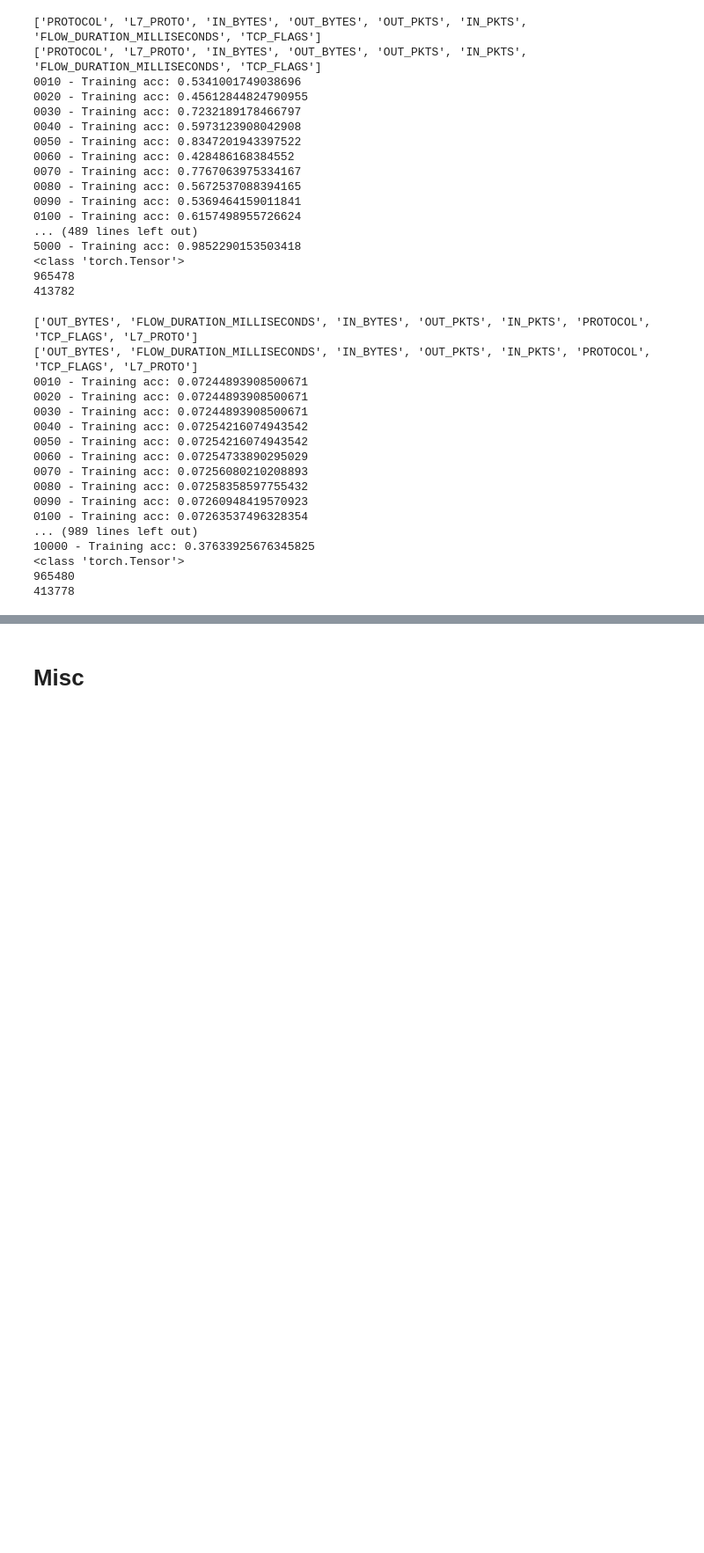
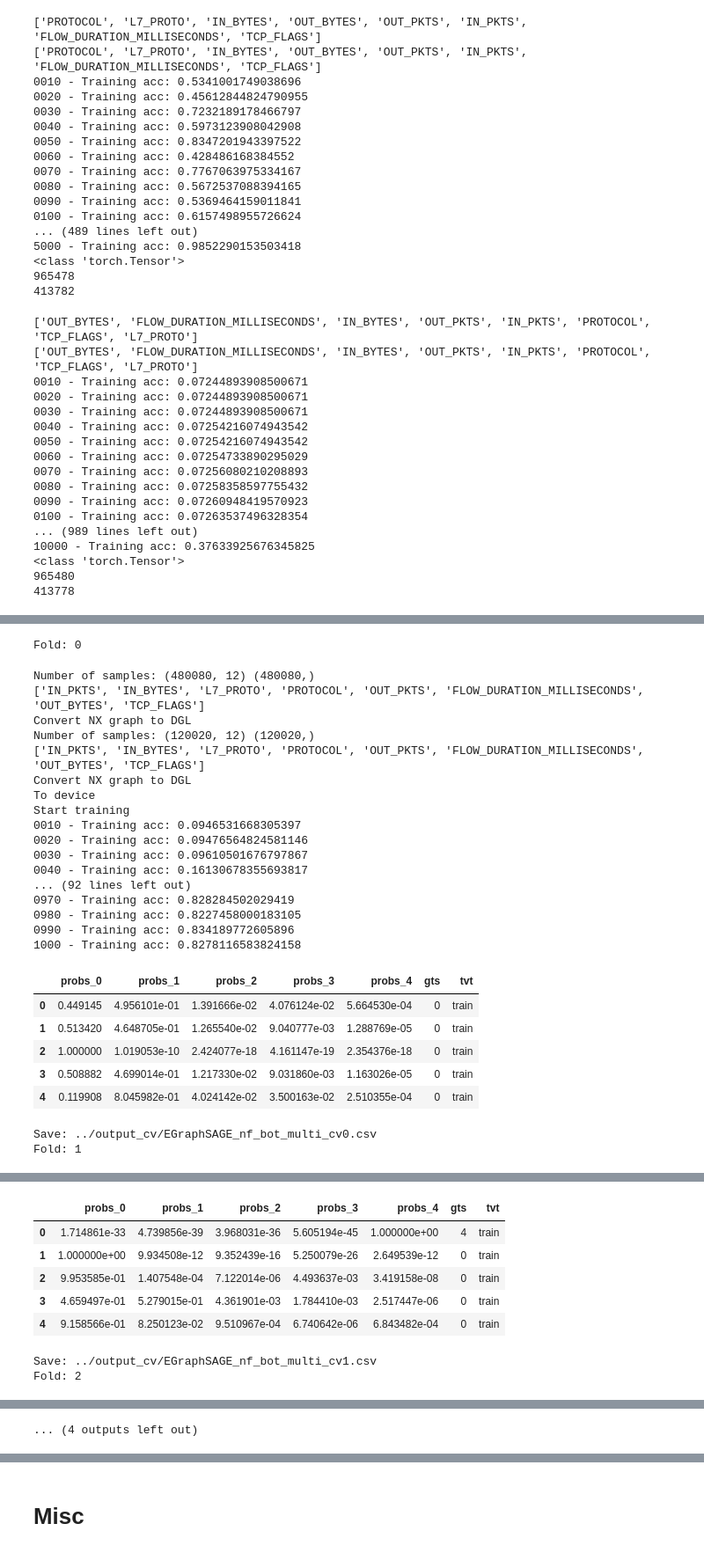
Before and after one commit to hoangntc/TS-IDS, a Jupyter notebook: experiment/3_baseline_EGraphSAGE.ipynb, the cells around one changed output, grey strips where cells are left out. Shown: that part at 88% size. Drawn from its saved outputs; the diff is of its cells as text; code cells hidden in the pictures; blank space fills up the shorter version.

```diff
--- a/experiment/3_baseline_EGraphSAGE.ipynb
+++ b/experiment/3_baseline_EGraphSAGE.ipynb
@@ -413,0 +437,24 @@ ton_multi_prob_df.to_csv('../output/EGraphSAGE_nf_ton_multi.csv', index=False)
+# %%
+device = 'cuda:0'
+n_folds = 5
+flag_save = True
+# %%
+n_epochs = 200
+cname_label = 'Label'
+ds_name = 'NF-BoT-IoT_cv'
+g_name = 'NF-BoT-IoT_cv0_graph_binary'
+for fold in range(n_folds):
+    print('Fold:', fold)
+    cname_tvt = f'{cname_label}_tvt_fold_{fold}'
+    df_result = run_baseline(
+        ds_name,
+        g_name,
+        cname_label,
+        cname_tvt,
+        n_epochs
+    )
+    display(df_result.head())
+    if flag_save:
+        out_path = f'../output_cv/EGraphSAGE_nf_bot_binary_cv{fold}.csv'
+        print('Save:', out_path)
+        df_result.to_csv(out_path, index=False)
@@ -413,0 +562,47 @@ ton_multi_prob_df.to_csv('../output/EGraphSAGE_nf_ton_multi.csv', index=False)
+# %%
+n_epochs = 1000
+cname_label = 'Attack'
+ds_name = 'NF-BoT-IoT_cv'
+g_name = 'NF-BoT-IoT_cv0_graph_multi'
+for fold in range(n_folds):
+    print('Fold:', fold)
+    cname_tvt = f'{cname_label}_tvt_fold_{fold}'
+    df_result = run_baseline(
+        ds_name,
+        g_name,
+        cname_label,
+        cname_tvt,
+        n_epochs
+    )
+    display(df_result.head())
+    if flag_save:
+        out_path = f'../output_cv/EGraphSAGE_nf_bot_multi_cv{fold}.csv'
+        print('Save:', out_path)
+        df_result.to_csv(out_path, index=False)
+# %% [output]
+Fold: 0
+Number of samples: (480080, 12) (480080,)
+['IN_PKTS', 'IN_BYTES', 'L7_PROTO', 'PROTOCOL', 'OUT_PKTS', 'FLOW_DURATION_MILLISECONDS', 'OUT_BYTES', 'TCP_FLAGS']
+Convert NX graph to DGL
+Number of samples: (120020, 12) (120020,)
+['IN_PKTS', 'IN_BYTES', 'L7_PROTO', 'PROTOCOL', 'OUT_PKTS', 'FLOW_DURATION_MILLISECONDS', 'OUT_BYTES', 'TCP_FLAGS']
+Convert NX graph to DGL
+To device
+Start training
+0010 - Training acc: 0.0946531668305397
+0020 - Training acc: 0.09476564824581146
+0030 - Training acc: 0.09610501676797867
+0040 - Training acc: 0.16130678355693817
+... (92 lines left out)
+0970 - Training acc: 0.828284502029419
+0980 - Training acc: 0.8227458000183105
+0990 - Training acc: 0.834189772605896
+1000 - Training acc: 0.8278116583824158
+|  | probs_0 | probs_1 | probs_2 | probs_3 | probs_4 | gts | tvt |
+| 0 | 0.449145 | 4.956101e-01 | 1.391666e-02 | 4.076124e-02 | 5.664530e-04 | 0 | train |
+| 1 | 0.513420 | 4.648705e-01 | 1.265540e-02 | 9.040777e-03 | 1.288769e-05 | 0 | train |
+| 2 | 1.000000 | 1.019053e-10 | 2.424077e-18 | 4.161147e-19 | 2.354376e-18 | 0 | train |
+| 3 | 0.508882 | 4.699014e-01 | 1.217330e-02 | 9.031860e-03 | 1.163026e-05 | 0 | train |
+| 4 | 0.119908 | 8.045982e-01 | 4.024142e-02 | 3.500163e-02 | 2.510355e-04 | 0 | train |
+Save: ../output_cv/EGraphSAGE_nf_bot_multi_cv0.csv
+Fold: 1
@@ -413,0 +626,8 @@ ton_multi_prob_df.to_csv('../output/EGraphSAGE_nf_ton_multi.csv', index=False)
+|  | probs_0 | probs_1 | probs_2 | probs_3 | probs_4 | gts | tvt |
+| 0 | 1.714861e-33 | 4.739856e-39 | 3.968031e-36 | 5.605194e-45 | 1.000000e+00 | 4 | train |
+| 1 | 1.000000e+00 | 9.934508e-12 | 9.352439e-16 | 5.250079e-26 | 2.649539e-12 | 0 | train |
+| 2 | 9.953585e-01 | 1.407548e-04 | 7.122014e-06 | 4.493637e-03 | 3.419158e-08 | 0 | train |
+| 3 | 4.659497e-01 | 5.279015e-01 | 4.361901e-03 | 1.784410e-03 | 2.517447e-06 | 0 | train |
+| 4 | 9.158566e-01 | 8.250123e-02 | 9.510967e-04 | 6.740642e-06 | 6.843482e-04 | 0 | train |
+Save: ../output_cv/EGraphSAGE_nf_bot_multi_cv1.csv
+Fold: 2
@@ -413,0 +682 @@ ton_multi_prob_df.to_csv('../output/EGraphSAGE_nf_ton_multi.csv', index=False)
+... (4 outputs left out)
```
Also changed, not shown: parts of 20 cells of this notebook, 8 other files.
